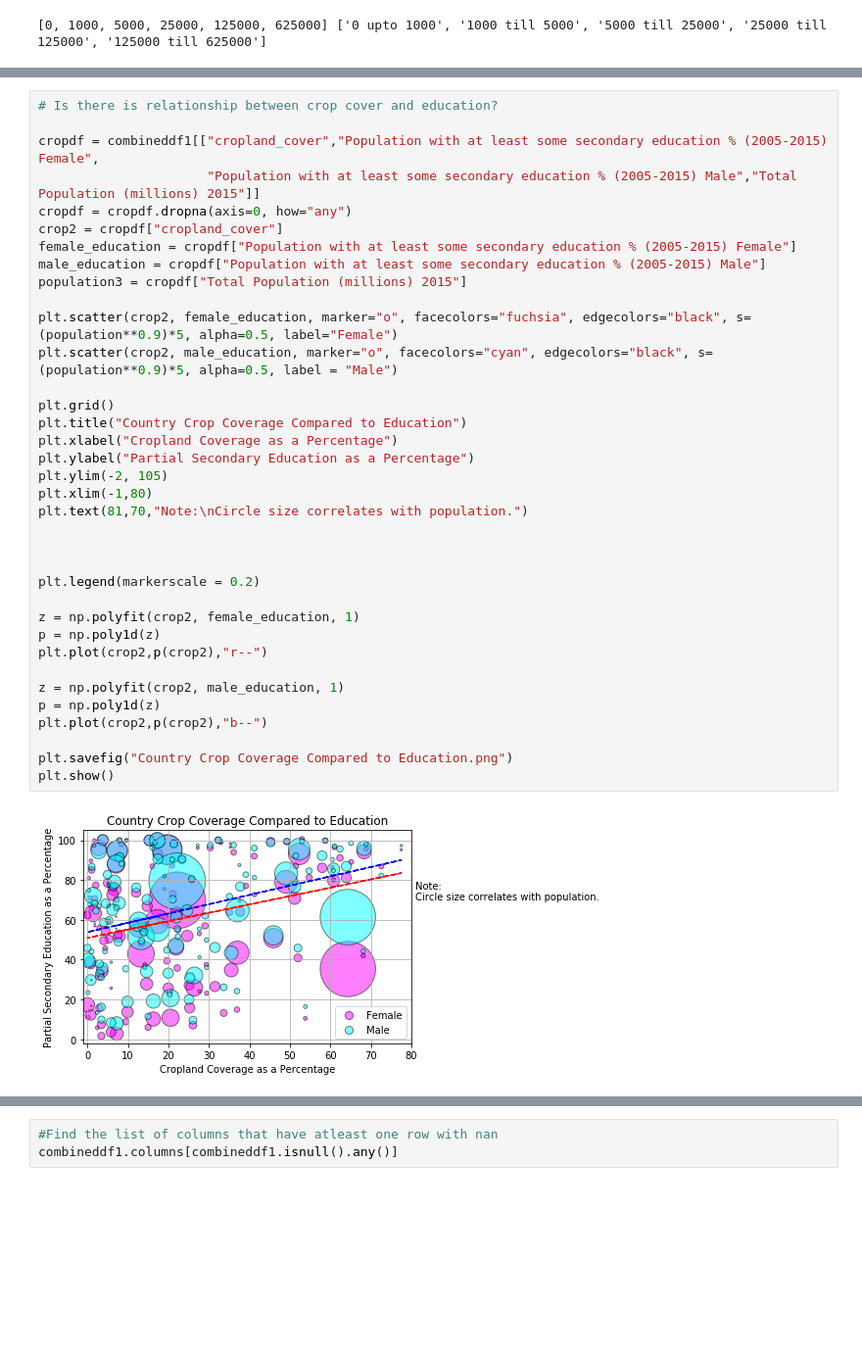
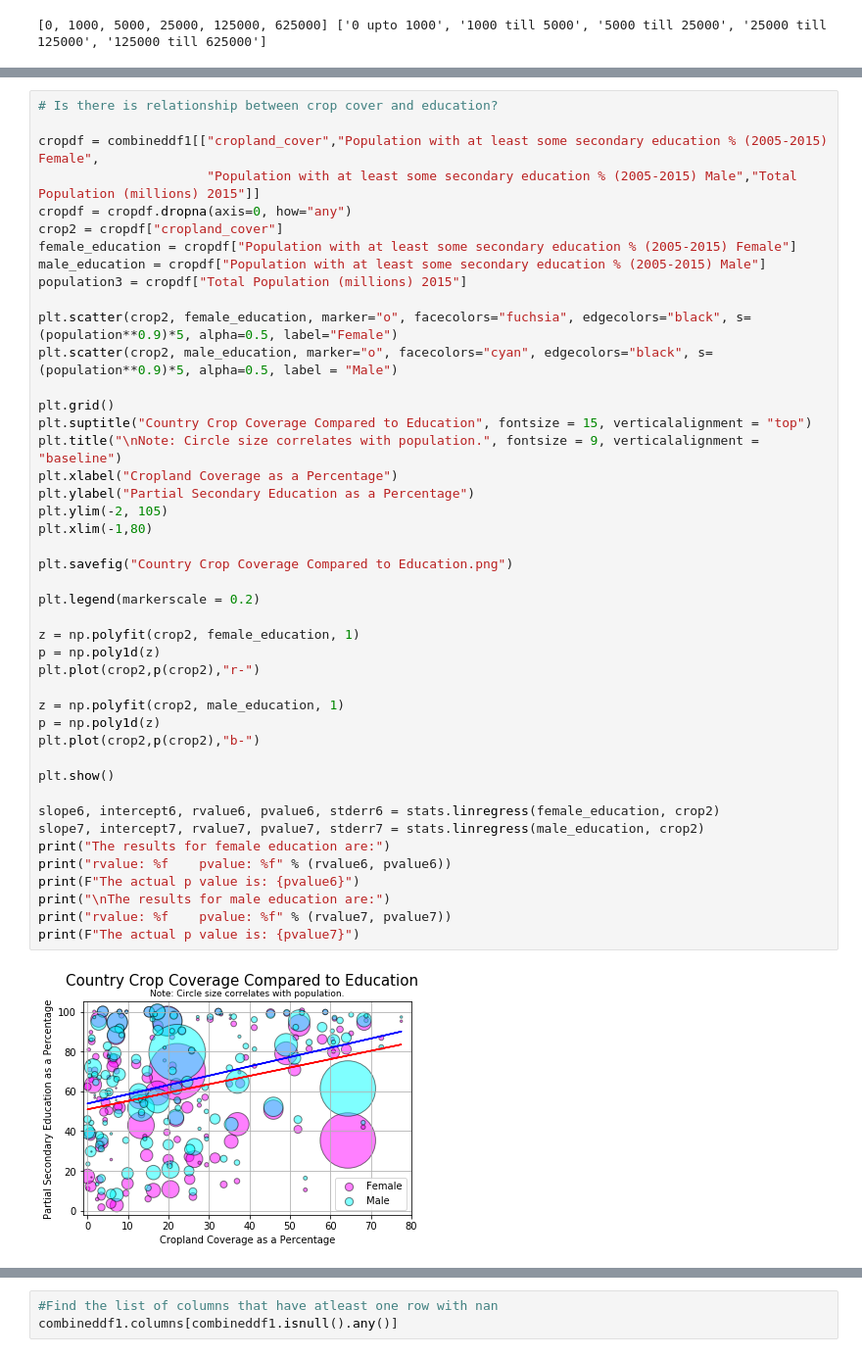
Before and after one commit to ffidai/Project1, a Jupyter notebook: HappinessV1.ipynb, the cells around one changed output, grey strips where cells are left out. Shown at 98% size. Drawn from its saved outputs; the diff is of its cells as text; blank space fills up the shorter version.

```diff
--- a/HappinessV1.ipynb
+++ b/HappinessV1.ipynb
@@ -195,37 +224,45 @@ plt.show()
 # Is there is relationship between crop cover and education?
 
 cropdf = combineddf1[["cropland_cover","Population with at least some secondary education % (2005-2015) Female",
                       "Population with at least some secondary education % (2005-2015) Male","Total Population (millions) 2015"]]
 cropdf = cropdf.dropna(axis=0, how="any")
 crop2 = cropdf["cropland_cover"]
 female_education = cropdf["Population with at least some secondary education % (2005-2015) Female"]
 male_education = cropdf["Population with at least some secondary education % (2005-2015) Male"]
 population3 = cropdf["Total Population (millions) 2015"]
 
 plt.scatter(crop2, female_education, marker="o", facecolors="fuchsia", edgecolors="black", s=(population**0.9)*5, alpha=0.5, label="Female")
 plt.scatter(crop2, male_education, marker="o", facecolors="cyan", edgecolors="black", s=(population**0.9)*5, alpha=0.5, label = "Male")
 
 plt.grid()
-plt.title("Country Crop Coverage Compared to Education")
+plt.suptitle("Country Crop Coverage Compared to Education", fontsize = 15, verticalalignment = "top")
+plt.title("\nNote: Circle size correlates with population.", fontsize = 9, verticalalignment = "baseline")
 plt.xlabel("Cropland Coverage as a Percentage")
 plt.ylabel("Partial Secondary Education as a Percentage")
 plt.ylim(-2, 105)
 plt.xlim(-1,80)
-plt.text(81,70,"Note:\nCircle size correlates with population.")
 
-
+plt.savefig("Country Crop Coverage Compared to Education.png")
 
 plt.legend(markerscale = 0.2)
 
 z = np.polyfit(crop2, female_education, 1)
 p = np.poly1d(z)
-plt.plot(crop2,p(crop2),"r--")
+plt.plot(crop2,p(crop2),"r-")
 
 z = np.polyfit(crop2, male_education, 1)
 p = np.poly1d(z)
-plt.plot(crop2,p(crop2),"b--")
+plt.plot(crop2,p(crop2),"b-")
 
-plt.savefig("Country Crop Coverage Compared to Education.png")
 plt.show()
+
+slope6, intercept6, rvalue6, pvalue6, stderr6 = stats.linregress(female_education, crop2)
+slope7, intercept7, rvalue7, pvalue7, stderr7 = stats.linregress(male_education, crop2)
+print("The results for female education are:")
+print("rvalue: %f    pvalue: %f" % (rvalue6, pvalue6))
+print(F"The actual p value is: {pvalue6}")
+print("\nThe results for male education are:")
+print("rvalue: %f    pvalue: %f" % (rvalue7, pvalue7))
+print(F"The actual p value is: {pvalue7}")
 # %% [output]
-[figure, old version]
+[figure, new version]
```
Also changed, not shown: parts of 13 cells of this notebook, 7 other files.
